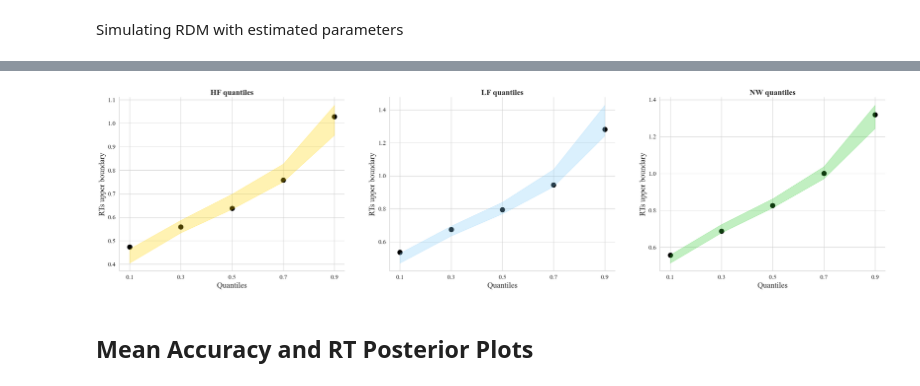
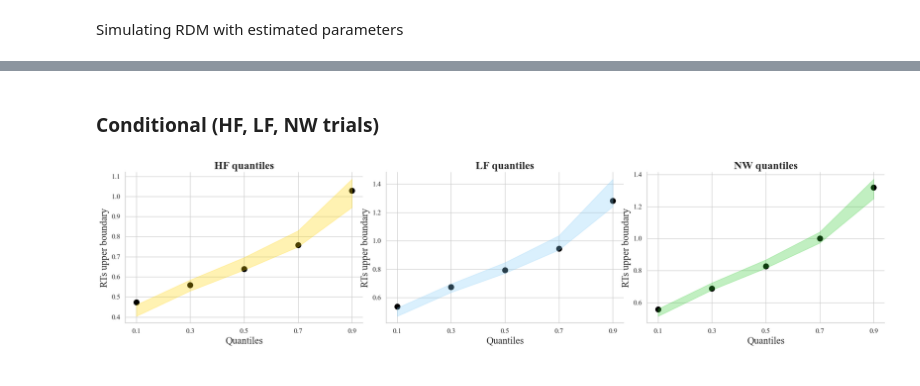
Before and after one commit to ArashDadras/ANN-EAM, a Jupyter notebook: RDM_Estimation.ipynb, the cells around one changed output, grey strips where cells are left out. Cells and saved outputs as stored; diff of their text form; code cells hidden in the pictures.

Commit message:
Modified estamtion files and added new poseterior predictive checks plots

```diff
--- a/RDM_Estimation.ipynb
+++ b/RDM_Estimation.ipynb
@@ -93,7 +93,9 @@ model_config
 # %% [markdown]
 Loading words and non-words with zipf and predicted probabilities
 # %%
-word_nword_df = pd.read_csv(dataset_path, header=None, names =['string', 'freq',  'label', 'zipf','category', 'word_prob', 'non_word_prob'])
+word_nword_df = pd.read_csv(dataset_path, header=None,
+                            names =['string', 'freq',  'label', 'zipf',
+                                    'category', 'word_prob', 'non_word_prob'])
 word_nword_df
 # %% [output]
 |  | string | freq | label | zipf | category | word_prob | non_word_prob |
@@ -309,4 +201,4 @@ Loading Model
 
 (In case model have been fitted before)
 # %%
-# fit = cmdstanpy.from_csv(stan_output_dir)
+fit = cmdstanpy.from_csv(stan_output_dir)
@@ -712,59 +737,63 @@ percentiles = np.array(quantiles)*100
+# %% [markdown]
+### Conditional (HF, LF, NW trials)
+# %%
+exp_HF_trials, pred_HF_trials = GetDfs(category="HF")
+exp_LF_trials, pred_LF_trials = GetDfs(category="LF")
+exp_NW_trials, pred_NW_trials = GetDfs(category="NW")
 # %%
 # experiment Data quantile
-HF_quantile_ex = HF_data['rt'].quantile(quantiles)
-LF_quantile_ex = LF_data['rt'].quantile(quantiles)
-NW_quantile_ex = NW_data['rt'].quantile(quantiles)
+HF_quantile_ex = exp_HF_trials['rt'].quantile(quantiles)
+LF_quantile_ex = exp_LF_trials['rt'].quantile(quantiles)
+NW_quantile_ex = exp_NW_trials['rt'].quantile(quantiles)
 
 # predicted data quantiles (for each sample)
-HF_quantile_pred = HF_pred_rt.quantile(quantiles, axis=0).T
-LF_quantile_pred = LF_pred_rt.quantile(quantiles, axis=0).T
-NW_quantile_pred = NW_pred_rt.quantile(quantiles, axis=0).T
+HF_quantile_pred = pred_HF_trials.quantile(quantiles, axis=1).T
+LF_quantile_pred = pred_LF_trials.quantile(quantiles, axis=1).T
+NW_quantile_pred = pred_NW_trials.quantile(quantiles, axis=1).T
 
 # predicted data quantiles bci
 HF_predicted_bci = np.array([bci(HF_quantile_pred[x]) for x in quantiles])
 LF_predicted_bci = np.array([bci(LF_quantile_pred[x]) for x in quantiles])
 NW_predicted_bci = np.array([bci(NW_quantile_pred[x]) for x in quantiles])
 # %%
-fig, axes = plt.subplots(1,3 , figsize=(35,8))
-plt.subplots_adjust(wspace=0.2, hspace=0.5)
+fig, axes = plt.subplots(1,3 , figsize=(25,5))
+plt.subplots_adjust(wspace=0.1, hspace=0.5)
 
 axes[0].set_title('HF quantiles', fontweight="bold", size=20)
 axes[1].set_title('LF quantiles', fontweight="bold", size=20)
 axes[2].set_title('NW quantiles', fontweight="bold", size=20)
 
-axes[0].scatter(quantiles, HF_quantile_ex, color='black', s=150)
-axes[1].scatter(quantiles, LF_quantile_ex, color='black', s=150)
-axes[2].scatter(quantiles, NW_quantile_ex, color='black', s=150)
+axes[0].scatter(quantiles, HF_quantile_ex, color='black', s=100)
+axes[1].scatter(quantiles, LF_quantile_ex, color='black', s=100)
+axes[2].scatter(quantiles, NW_quantile_ex, color='black', s=100)
 
 axes[0].fill_between(quantiles,
                 HF_predicted_bci[:, 0],
                 HF_predicted_bci[:, 1],
                 HF_predicted_bci[:, 0] < HF_predicted_bci[:, 1],  color = 'gold', alpha=0.3)
 
 axes[1].fill_between(quantiles,
                 LF_predicted_bci[:, 0],
                 LF_predicted_bci[:, 1],
                 LF_predicted_bci[:, 0] < LF_predicted_bci[:, 1],  color = 'lightskyblue', alpha=0.3)
 
 axes[2].fill_between(quantiles,
                 NW_predicted_bci[:, 0],
                 NW_predicted_bci[:, 1],
                 NW_predicted_bci[:, 0] < NW_predicted_bci[:, 1],  color = 'limegreen', alpha=0.3)
 
 
 for ax in axes:
-        ax.set_xlabel('Quantiles', fontsize=20)
+        ax.set_xlabel('Quantiles', fontsize=18)
         ax.set_xticks(quantiles)
         ax.set_xticklabels(quantiles)
-        ax.set_ylabel('RTs upper boundary', fontsize=20)
+        ax.set_ylabel('RTs upper boundary', fontsize=18)
         for tick in ax.xaxis.get_major_ticks():
-                tick.label.set_fontsize(16)
+                tick.label1.set_fontsize(13)
         for tick in ax.yaxis.get_major_ticks():
-            tick.label.set_fontsize(16)
+            tick.label1.set_fontsize(13)
 
 sns.despine()
-plt.savefig(plots_path + 'Quantiles Poseterior.pdf')
+plt.savefig(plots_path + 'PPC-Quantiles-Conditional.pdf')
 # %% [output]
-[figure, old version]
+[figure, new version]
-# %% [markdown]
-## Mean Accuracy and RT Posterior Plots
```
Also changed, not shown: parts of 64 cells of this notebook, 3 other files.
